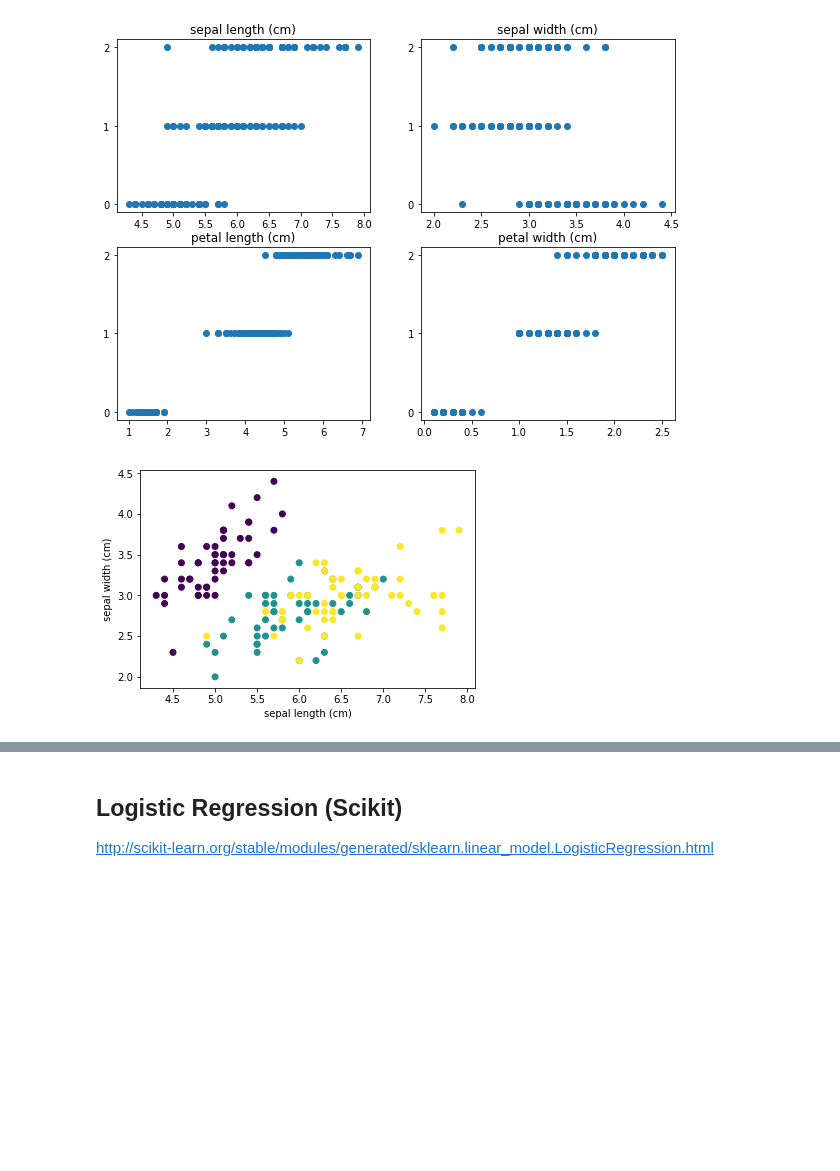
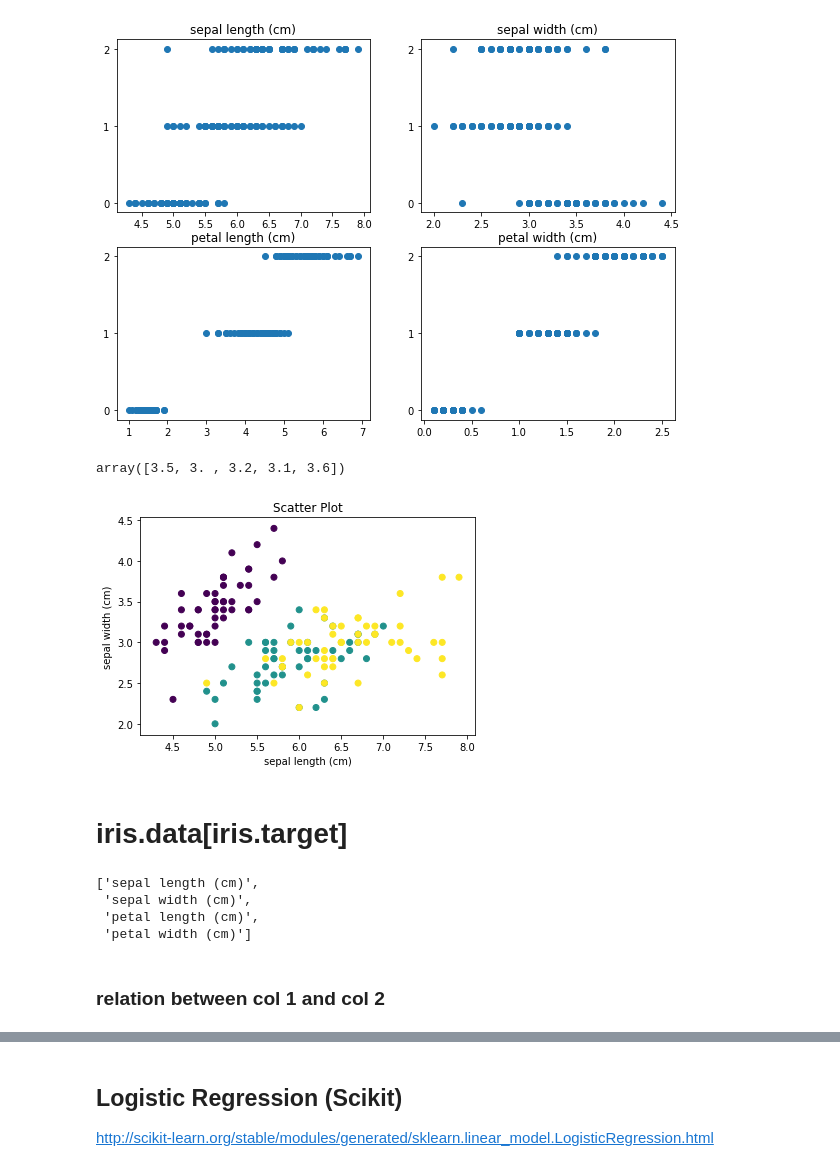
Before and after one commit to yeqingcheng368/ML_Machine_Learning, a Jupyter notebook: LogisticRegression.ipynb, the cells around one changed output, grey strips where cells are left out. Cells and saved outputs as stored; diff of their text form; code cells hidden in the pictures; blank space fills up the shorter version.

```diff
--- a/LogisticRegression.ipynb
+++ b/LogisticRegression.ipynb
@@ -74,12 +81,29 @@ for i, ax in enumerate(axes.ravel()): #나누어진 각 subplot에 대해
 plt.show()
 # %% [output]
 [figure]
+# %%
+iris.feature_names
+iris.data[:5,1].T
+# %% [output]
+array([3.5, 3. , 3.2, 3.1, 3.6])
 # %%
 # Plot also the training points
 #plt.scatter(iris.data[:, 0], iris.data[:, 1], c=iris.target, edgecolors='k', cmap=plt.cm.Paired)
-plt.scatter(iris.data[:, 0], iris.data[:, 1], c=iris.target)
+plt.scatter(iris.data[:, 0], iris.data[:, 1], c=iris.target) # row all col 0 and 1
 plt.xlabel(iris.feature_names[0])
 plt.ylabel(iris.feature_names[1])
+plt.title("Scatter Plot")
 plt.show()
 # %% [output]
-[figure, old version]
+[figure, new version]
+# %% [markdown]
+# iris.data[iris.target]
+# %%
+iris.feature_names
+# %% [output]
+['sepal length (cm)',
+ 'sepal width (cm)',
+ 'petal length (cm)',
+ 'petal width (cm)']
+# %% [markdown]
+### relation between col 1 and col 2
```
Also changed, not shown: parts of 10 cells of this notebook, 3 other files.
